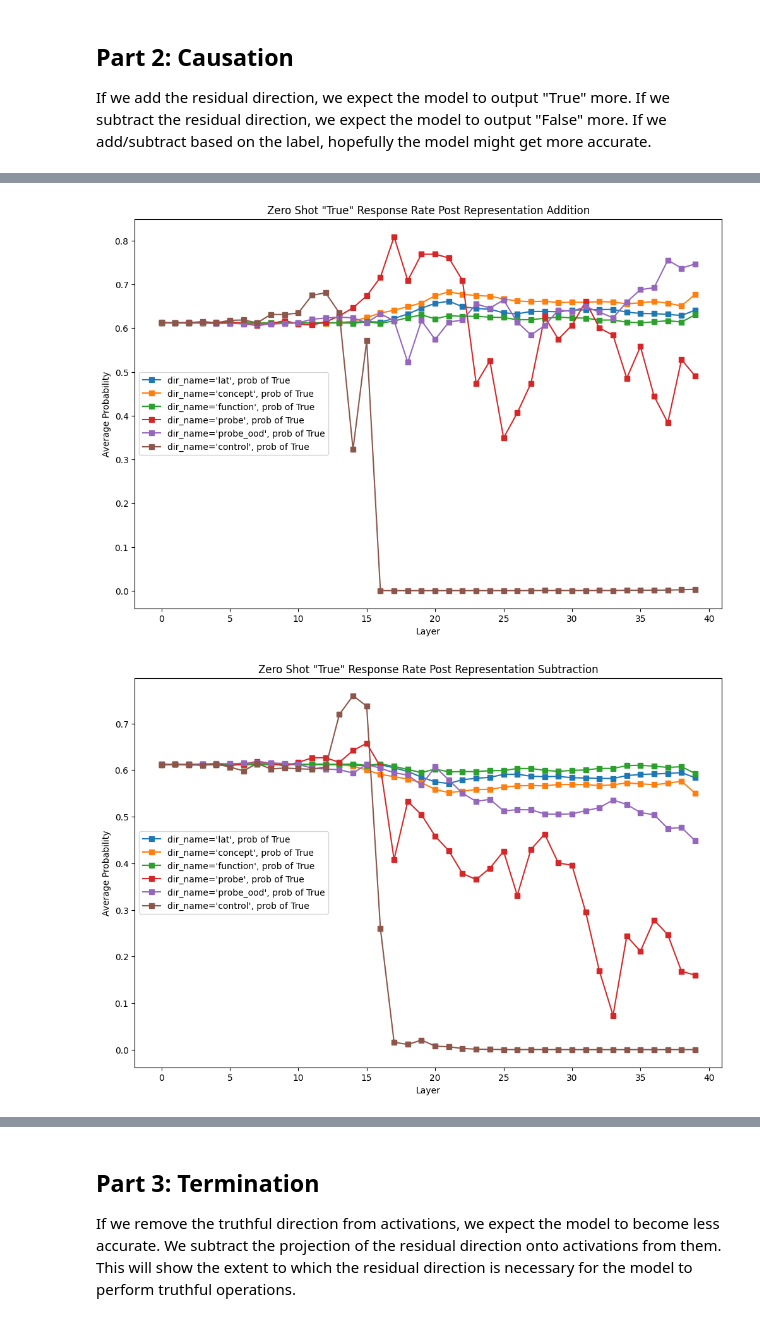
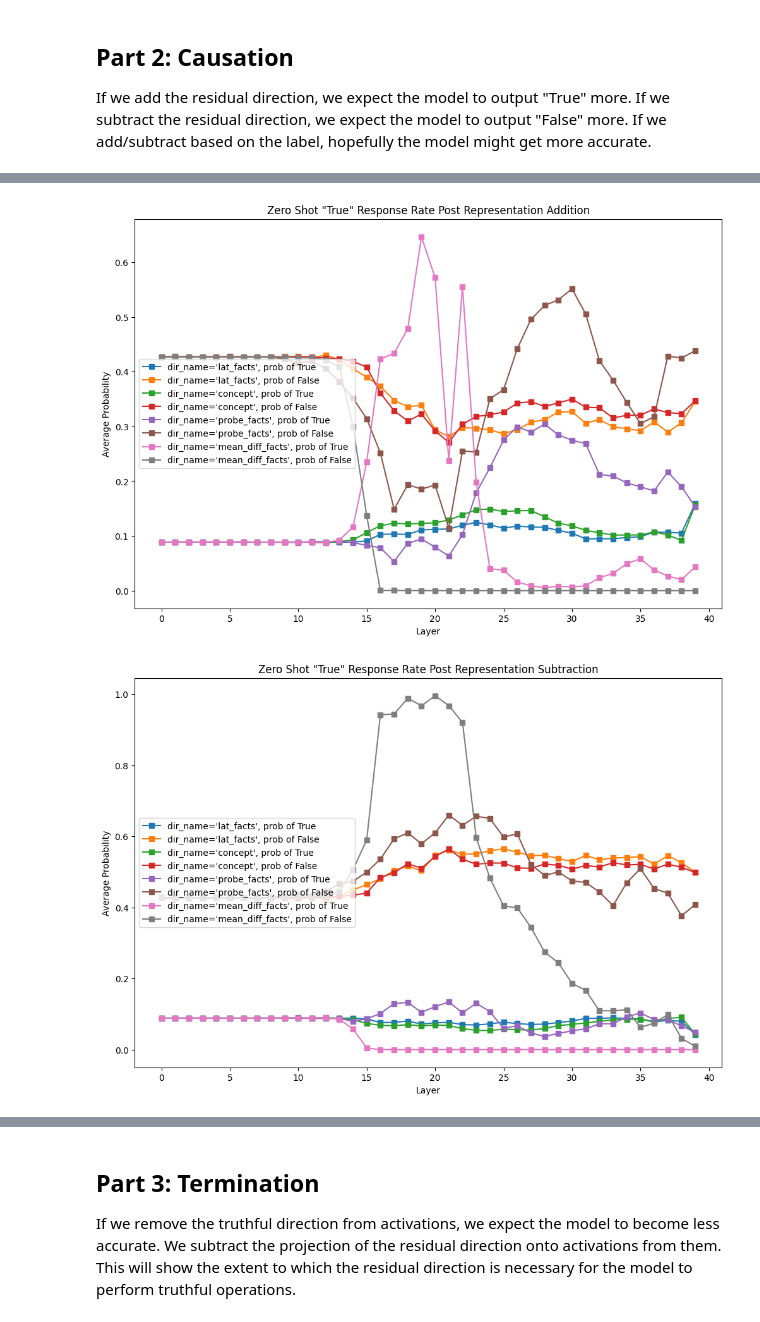
Before and after one commit to magikarp01/rep_control, a Jupyter notebook: rep_testing.ipynb, the cells around one changed output, grey strips where cells are left out. Cells and saved outputs as stored; diff of their text form; code cells hidden in the pictures.

```diff
--- a/rep_testing.ipynb
+++ b/rep_testing.ipynb
@@ -512,7 +521,7 @@ def test_intervention(cache, dataset_rows, plot=False, plot_title=None, plot_typ
     return og_probs, patch_probs
 # %%
 ## More code to plot a series of intervention patch_probs
-def plot_performances(performances, plot_keys, tuple_index=None, title=None, scale_relative=False):
+def plot_performances(performances, plot_keys, tuple_index=None, title=None):
     """
     Plot
 
@@ -706,7 +734,7 @@ use_test = True
 alpha = 1
 use_leace_diff_norm = True
 if use_leace_diff_norm:
-    with open("truthfulness_dirs/13b_cities_leace_diff_norms.pkl", "rb") as f:
+    with open(f"truthfulness_dirs/13b_{split_name}_leace_diff_norms.pkl", "rb") as f:
         leace_diff_norms = pickle.load(f)
     # leace_diff_norms = {l: np.linalg.norm(erased_info[l], axis=-1) for l in range(n_layers)}
 else:
@@ -731,7 +759,7 @@ subtracted_performances = {}
 flipped_label_performances = {}
 flipped_dot_performances = {}
 
-short_train_data = test_data_rows[:50]
+short_train_data = test_data_rows[:100]
 scale_relative = False
 
 for dir_name in direction_names:
@@ -746,14 +784,22 @@ KeyboardInterrupt:
 # %%
 with open(f"performances/causal_intervention_performances_{split_name=}_{alpha=}_{use_leace_diff_norm=}_{scale_relative=}.pkl", "wb") as f:
     pickle.dump((added_performances, subtracted_performances, flipped_label_performances, flipped_dot_performances), f)
+# %%
+scale_relative = False
+with open(f"performances/causal_intervention_performances_{split_name=}_{alpha=}_{use_leace_diff_norm=}_{scale_relative=}.pkl", "rb") as f:
+    added_performances, subtracted_performances, flipped_label_performances, flipped_dot_performances = pickle.load(f)
 # %%
-plot_performances(added_performances, ["True"], tuple_index=1, title="Zero Shot \"True\" Response Rate Post Representation Addition")
+# scale_performance_relative(added_performances, tuple_index=1)
+plot_performances(added_performances, ["True", "False"], tuple_index=1, title="Zero Shot \"True\" Response Rate Post Representation Addition")
 
-plot_performances(subtracted_performances, ["True"], tuple_index=1, title="Zero Shot \"True\" Response Rate Post Representation Subtraction")
+# scale_performance_relative(subtracted_performances, tuple_index=1)
+plot_performances(subtracted_performances, ["True", "False"], tuple_index=1, title="Zero Shot \"True\" Response Rate Post Representation Subtraction")
 
-plot_performances(flipped_label_performances, ["Correct"], tuple_index=1, title="Zero Shot Accuracy Post Representation Flipping with Labels")
+# scale_performance_relative(flipped_label_performances, tuple_index=1)
+plot_performances(flipped_label_performances, ["Correct", "Incorrect"], tuple_index=1, title="Zero Shot Accuracy Post Representation Flipping with Labels")
 
-plot_performances(flipped_dot_performances, ["Correct"], tuple_index=1, title="Zero Shot Accuracy Post Representation Flipping without Labels")
+# scale_performance_relative(flipped_dot_performances, tuple_index=1)
+plot_performances(flipped_dot_performances, ["Correct", "Incorrect"], tuple_index=1, title="Zero Shot Accuracy Post Representation Flipping without Labels")
 # %% [output]
-[figure, old version]
+[figure, new version]
-[figure, old version]
+[figure, new version]
```
Also changed, not shown: parts of 12 cells of this notebook, 2 other files.
